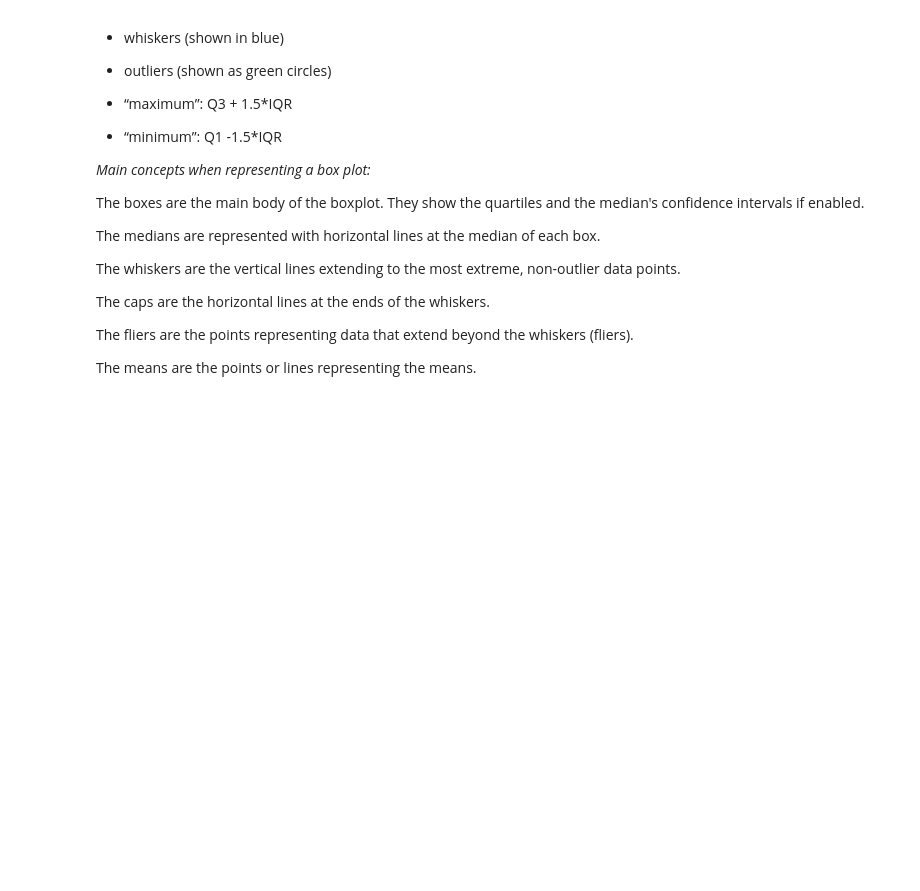
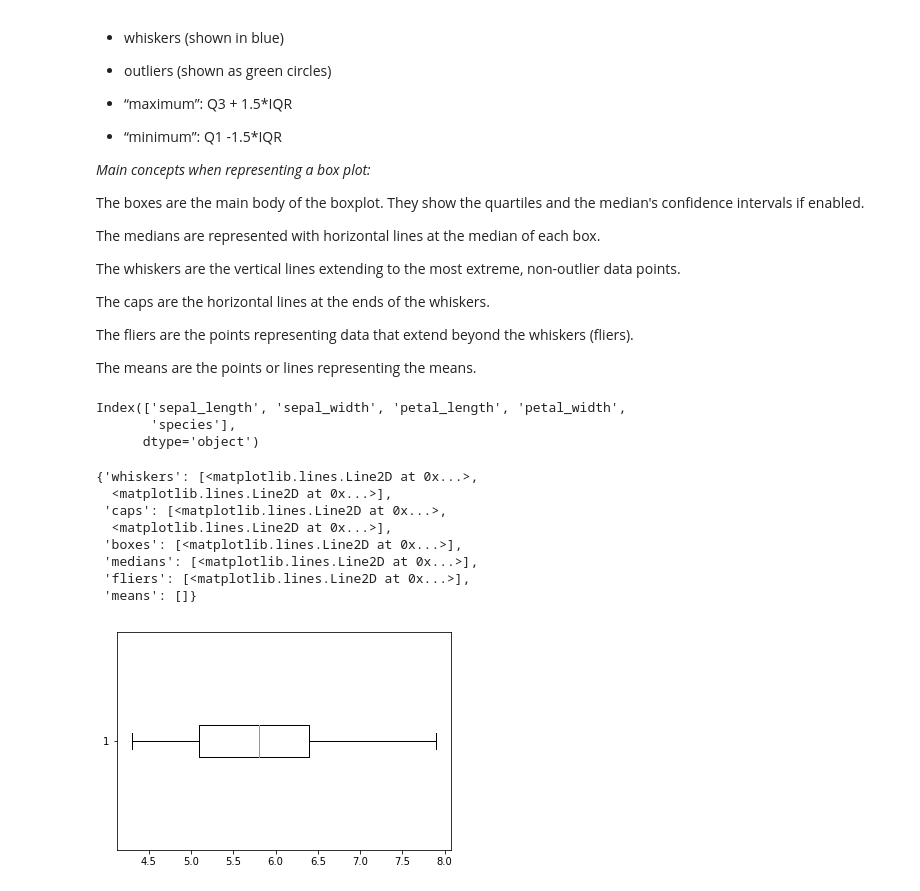
Before and after one commit to Nayade2lu/fundamentals-project, a Jupyter notebook: Fundamentals of data analysis Project.ipynb, the cells around one changed output. Saved outputs shown, nothing was run; the diff lists cells and outputs as text; code cells hidden in the pictures; blank space fills up the shorter version.

Commit message:
investigating the use of boxplots with matplotlib and seaborn

```diff
--- a/Fundamentals of data analysis Project.ipynb
+++ b/Fundamentals of data analysis Project.ipynb
@@ -186,3 +186,24 @@ The caps are the horizontal lines at the ends of the whiskers.
 The fliers are the points representing data that extend beyond the whiskers (fliers).
 
 The means are the points or lines representing the means.
+# %%
+# Load the iris data set from a URL.
+df = pd.read_csv("https://raw.githubusercontent.com/uiuc-cse/data-fa14/gh-pages/data/iris.csv")
+# %%
+df.columns
+# %% [output]
+Index(['sepal_length', 'sepal_width', 'petal_length', 'petal_width',
+       'species'],
+      dtype='object')
+# %%
+plt.boxplot(df.sepal_length, vert=False)
+# %% [output]
+{'whiskers': [<matplotlib.lines.Line2D at 0x...>,
+  <matplotlib.lines.Line2D at 0x...>],
+ 'caps': [<matplotlib.lines.Line2D at 0x...>,
+  <matplotlib.lines.Line2D at 0x...>],
+ 'boxes': [<matplotlib.lines.Line2D at 0x...>],
+ 'medians': [<matplotlib.lines.Line2D at 0x...>],
+ 'fliers': [<matplotlib.lines.Line2D at 0x...>],
+ 'means': []}
+[figure, added]
```
Also changed, not shown: parts of 1 cell of this notebook.
